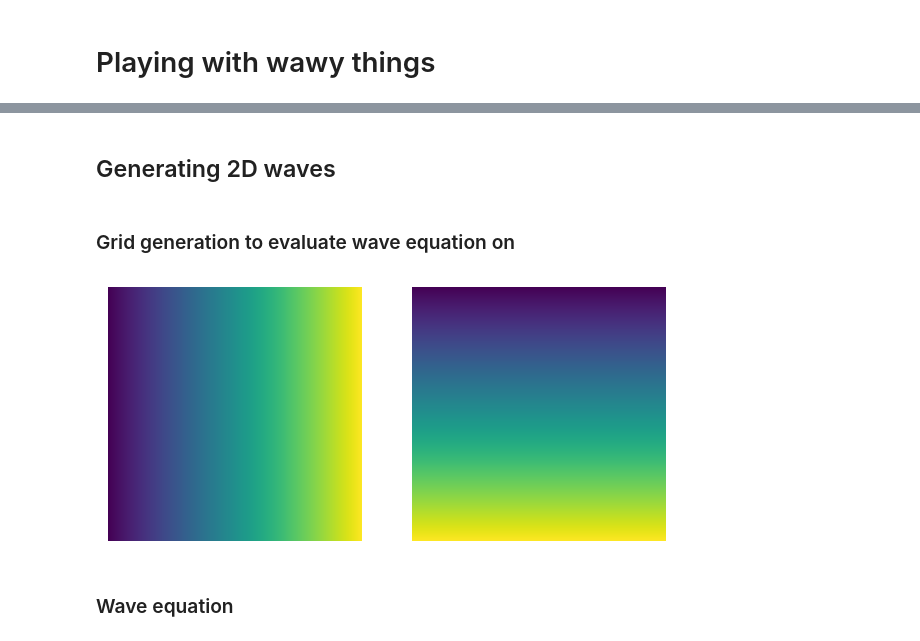
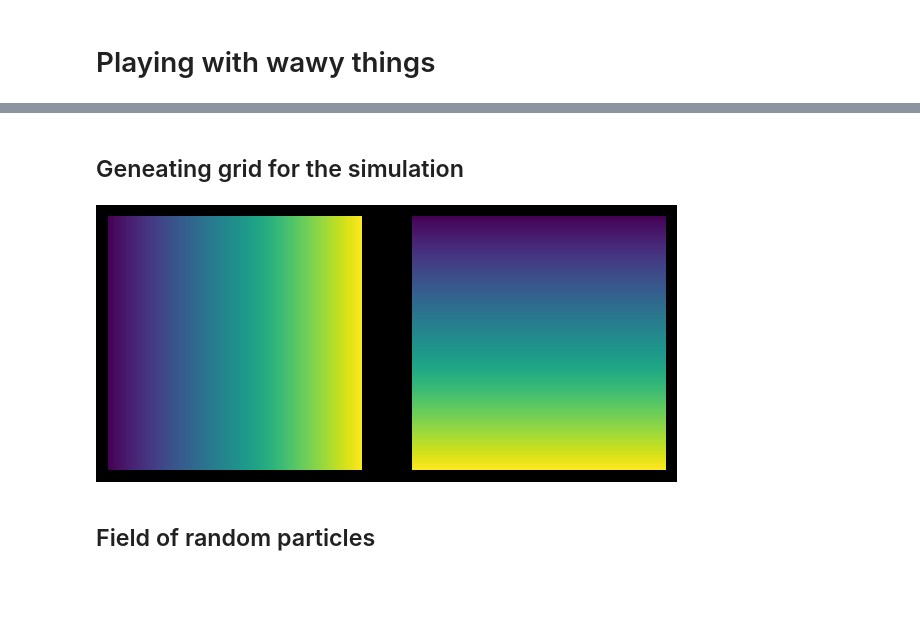
Before and after one commit to masterdesky/maths, a Jupyter notebook: waves/wavy.ipynb, the cells around one changed output, grey strips where cells are left out. Cells and saved outputs as stored; diff of their text form; code cells hidden in the pictures; blank space fills up the shorter version.

```diff
--- a/waves/wavy.ipynb
+++ b/waves/wavy.ipynb
@@ -15,8 +9,0 @@ y *= D[1]
-# %%
-fig, ax = plt.subplots(figsize=D, dpi=120, facecolor='white')
-ax.set_aspect('equal')
-ax.axis('off')
-
-ax.scatter(x, y, marker='o', s=10)
-
-plt.show()
@@ -25,4 +9,0 @@ plt.show()
-# %% [markdown]
-## Generating 2D waves
-# %% [markdown]
-### Grid generation to evaluate wave equation on
@@ -29,20 +12,23 @@ plt.show()
+# %% [markdown]
+## Geneating grid for the simulation
 # %%
-res = 100
+res = 80
 xi = np.linspace(0, D[0], D[0]*res)
 yi = np.linspace(0, D[1], D[1]*res)
 X, Y = np.meshgrid(xi, yi)
+coords = np.vstack((X.flatten(), Y.flatten())).T
 # %%
 nr, nc = 1, 2
 fig, axes = plt.subplots(nr, nc, figsize=(nr*D[0], nc*D[1]), dpi=120,
-                         facecolor='white')
+                         facecolor='black')
 axes = axes.flatten()
 
 for ax, C in zip(axes, [X, Y]):
     ax.axis('off')
     ax.imshow(C)
 
 plt.show()
 # %% [output]
-[figure, old version]
+[figure, new version]
-# %% [markdown]
-### Wave equation
+# %% [markdown]
+## Field of random particles
```
Also changed, not shown: parts of 39 cells of this notebook.
